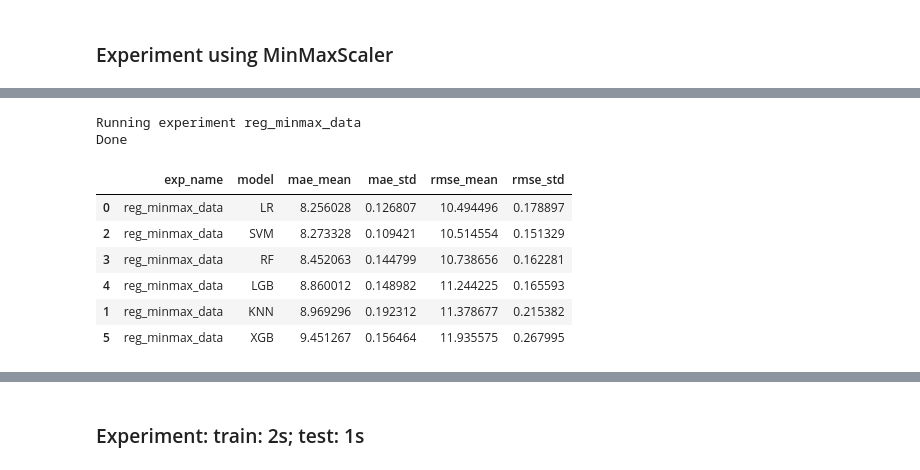
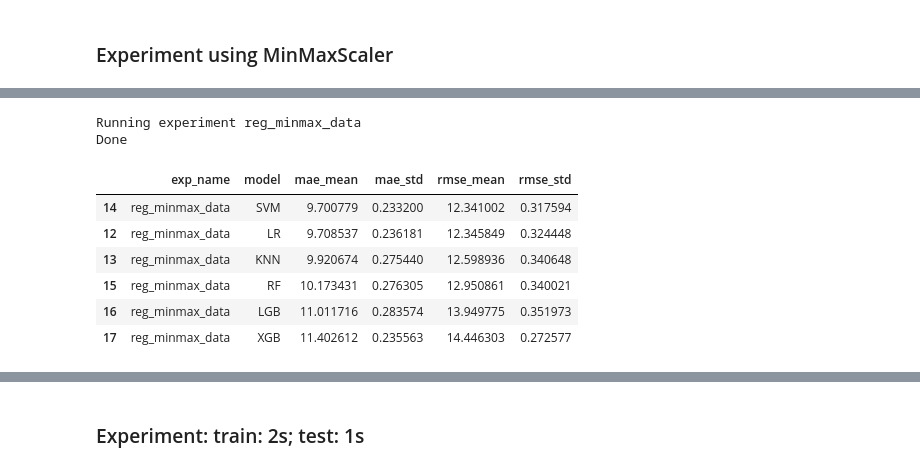
Before and after one commit to ncalderon/nba-predictor, a Jupyter notebook: nba_point_spread_reg.ipynb, the cells around one changed output, grey strips where cells are left out. Drawn from its saved outputs; the diff is of its cells as text; code cells hidden in the pictures.

```diff
--- a/nba_point_spread_reg.ipynb
+++ b/nba_point_spread_reg.ipynb
@@ -431,19 +452,11 @@ preprocessor = ColumnTransformer([
 #transformed_data = preprocessor.fit_transform(df)
 
 folds, train_seasons, test_seasons = sscv.split(train_size=1, test_size=1)
-params = (experiment_name, models, folds, train_seasons, test_seasons, X, y, preprocessor, StandardScaler())
+params = (experiment_name, models, folds, train_seasons, test_seasons, X, y, preprocessor)
 names, results = utils_exp.run_experiment(*params)
 results_total.append((experiment_name, results))
 
 print_prettier_exp_results(experiment_name)
-
-# exp_name	model	mae_mean	mae_std	rmse_mean	rmse_std
-# 0	reg_minmax_data	LR	8.256028	0.126807	10.494496	0.178897
-# 2	reg_minmax_data	SVM	8.273328	0.109421	10.514554	0.151329
-# 3	reg_minmax_data	RF	8.452063	0.144799	10.738656	0.162281
-# 4	reg_minmax_data	LGB	8.860012	0.148982	11.244225	0.165593
-# 1	reg_minmax_data	KNN	8.969296	0.192312	11.378677	0.215382
-# 5	reg_minmax_data	XGB	9.451267	0.156464	11.935575	0.267995
 # %% [output]
 Running experiment reg_scaled_data
 Done
@@ -486,30 +491,30 @@ ValueError: ('Cannot override existing symbol', 'sklearn_SVC')
 # %%
 del_result_by(experiment_name)
 
 num_pipeline = Pipeline([
     ('minmax_scaler', MinMaxScaler())
 ])
 preprocessor = ColumnTransformer([
         ('numerical', num_pipeline, exp_X_columns)
     ], remainder='passthrough')
 #transformed_data = preprocessor.fit_transform(df)
 
 folds, train_seasons, test_seasons = sscv.split(train_size=1, test_size=1)
-params = (experiment_name, models, folds, train_seasons, test_seasons, X, y, preprocessor, MinMaxScaler())
+params = (experiment_name, models, folds, train_seasons, test_seasons, X, y, preprocessor)
 names, results = utils_exp.run_experiment(*params)
 results_total.append((experiment_name, results))
 
 print_prettier_exp_results(experiment_name)
 # %% [output]
 Running experiment reg_minmax_data
 Done
 |  | exp_name | model | mae_mean | mae_std | rmse_mean | rmse_std |
-| 0 | reg_minmax_data | LR | 8.256028 | 0.126807 | 10.494496 | 0.178897 |
-| 2 | reg_minmax_data | SVM | 8.273328 | 0.109421 | 10.514554 | 0.151329 |
-| 3 | reg_minmax_data | RF | 8.452063 | 0.144799 | 10.738656 | 0.162281 |
-| 4 | reg_minmax_data | LGB | 8.860012 | 0.148982 | 11.244225 | 0.165593 |
-| 1 | reg_minmax_data | KNN | 8.969296 | 0.192312 | 11.378677 | 0.215382 |
-| 5 | reg_minmax_data | XGB | 9.451267 | 0.156464 | 11.935575 | 0.267995 |
+| 14 | reg_minmax_data | SVM | 9.700779 | 0.233200 | 12.341002 | 0.317594 |
+| 12 | reg_minmax_data | LR | 9.708537 | 0.236181 | 12.345849 | 0.324448 |
+| 13 | reg_minmax_data | KNN | 9.920674 | 0.275440 | 12.598936 | 0.340648 |
+| 15 | reg_minmax_data | RF | 10.173431 | 0.276305 | 12.950861 | 0.340021 |
+| 16 | reg_minmax_data | LGB | 11.011716 | 0.283574 | 13.949775 | 0.351973 |
+| 17 | reg_minmax_data | XGB | 11.402612 | 0.235563 | 14.446303 | 0.272577 |
 # %%
 #### Visualize experiments results
 name, res = get_result_by(experiment_name)
```
Also changed, not shown: parts of 49 cells of this notebook, 4 other files.
